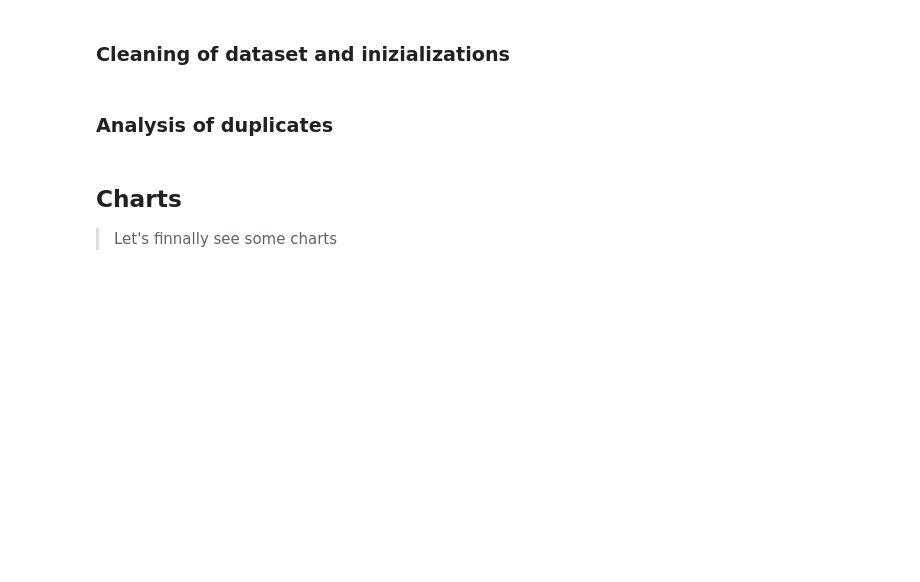
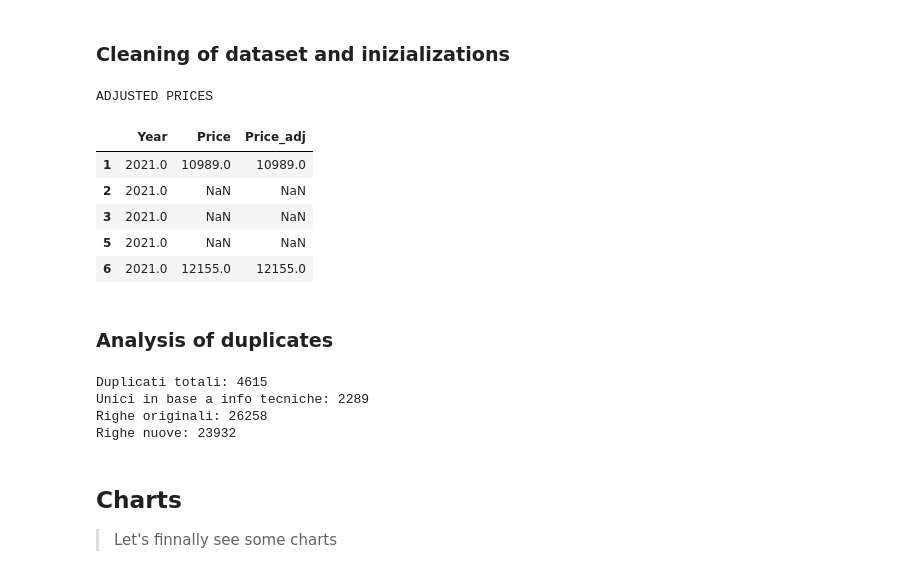
Before and after one commit to MicheaColautti/DataScience-Proj2, a Jupyter notebook: src/BikeAnalysis.ipynb, the cells around one changed output. Saved outputs shown, nothing was run; the diff lists cells and outputs as text; code cells hidden in the pictures; blank space fills up the shorter version.

Commit message:
adjusted prices

```diff
--- a/src/BikeAnalysis.ipynb
+++ b/src/BikeAnalysis.ipynb
@@ -169,26 +240,58 @@ display(show_col("Model"))
 # %%
 
 # Convert certain columns to numeric
 df["Displacement_cc"]   = df["Displacement"].apply(to_float)
 df["Torque_Nm"]         = df["Torque"].apply(lambda x: to_float(x, unit="lbft_to_Nm") or to_float(x))
 df["Seat_height_mm"]    = df["Seat height"].apply(to_float)
 df["Fuel_capacity_l"]   = df["Fuel capacity"].apply(to_float)
 df["Year"]   = df["Year"].apply(to_float)
 
 # Show only the first word of each model, this is the manufacturer
 df["Manufacturer"] = df["Model"].apply(lambda x: re.sub(r"\s.*", "", x) if isinstance(x, str) else x)
 
 df["Price"] = df["Price as new"].apply(parse_price)
 df["HP"] = df["Power"].apply(extract_hp)
 
 df["Rating"] = df["Rating"].apply(extract_rating)
 
 # palette & template
 TEMPLATE = "presentation"
 pio.templates.default = TEMPLATE
 
+# Filter out motorcycle with HP >= 500
+df = df[df["HP"] < 500]
 
-display(df["Rating"].sample(10))
+
+
+# Adjust price for inflation
+
+# Filtra solo righe valide
+mask = (df["Year"] >= 1913) & (df["Price"].notna())
+df_valid = df.loc[mask].copy()
+
+# Calcola i fattori di inflazione solo una volta per ogni anno
+unique_years = df_valid["Year"].unique()
+inflation_factors = {
+    year: cpi.inflate(1, int(year), to=2021) for year in unique_years
+}
+
+# Applica il fattore in modo vettoriale
+df_valid["Price_adj"] = df_valid["Price"] * df_valid["Year"].map(inflation_factors)
+
+# Assegna al dataframe originale (solo dove ha senso)
+df.loc[mask, "Price_adj"] = df_valid["Price_adj"]
+
+# Show the first 5 rows of the adjusted prices
+print("\nADJUSTED PRICES\n\n")
+display(df[["Year", "Price", "Price_adj"]].head(5))
+# %% [output]
+ADJUSTED PRICES
+|  | Year | Price | Price_adj |
+| 1 | 2021.0 | 10989.0 | 10989.0 |
+| 2 | 2021.0 | NaN | NaN |
+| 3 | 2021.0 | NaN | NaN |
+| 5 | 2021.0 | NaN | NaN |
+| 6 | 2021.0 | 12155.0 | 12155.0 |
 # %% [markdown]
 ### Analysis of duplicates
 # %%
@@ -233,6 +336,11 @@ print(f"Righe originali: {df.shape[0]}")
 df = df.drop_duplicates(subset=important_cols, keep="first")
 
 print(f"Righe nuove: {df.shape[0]}")
+# %% [output]
+Duplicati totali: 4615
+Unici in base a info tecniche: 2289
+Righe originali: 26258
+Righe nuove: 23932
 # %% [markdown]
 ## Charts
  > Let's finnally see some charts
```
Also changed, not shown: parts of 8 cells of this notebook, 1 other file.
